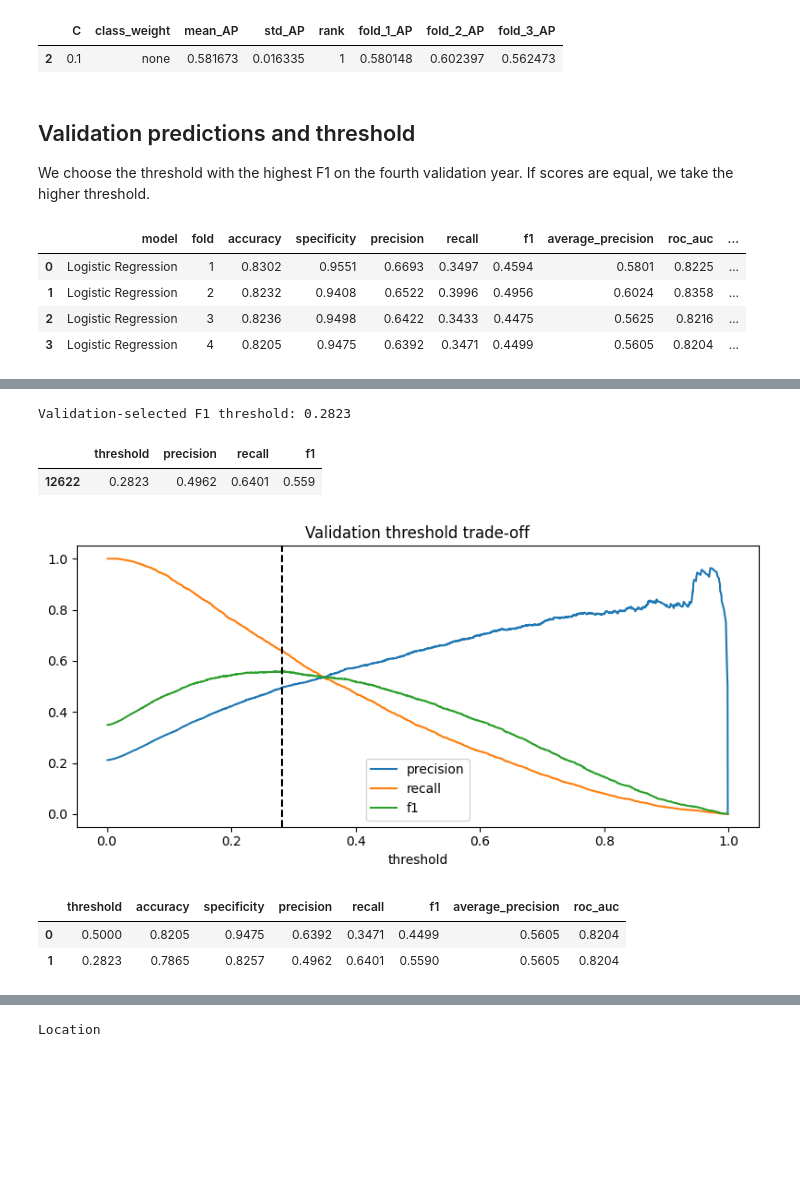
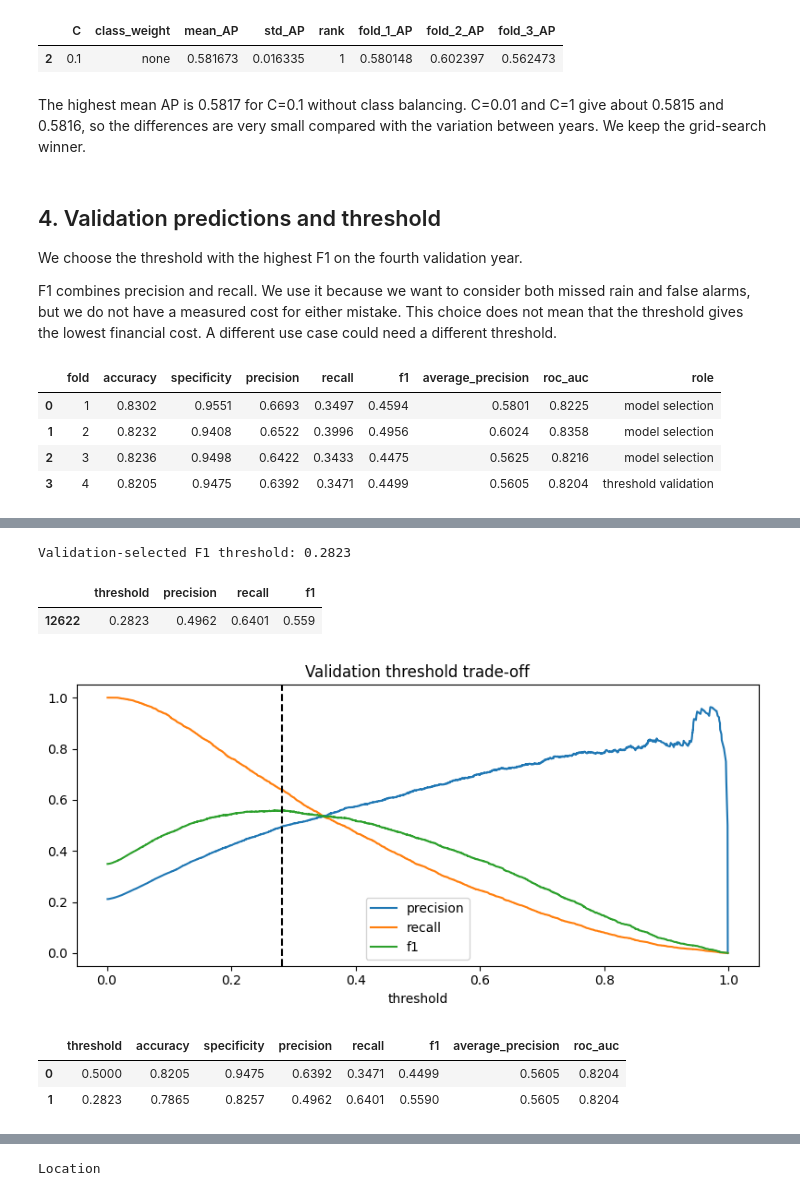
Before and after one commit to khorunzhaviktoriia/ml_mini_project, a Jupyter notebook: models/LogisticRegression.ipynb, the cells around one changed output, grey strips where cells are left out. Cells and saved outputs as stored; diff of their text form; code cells hidden in the pictures; blank space fills up the shorter version.

```diff
--- a/models/LogisticRegression.ipynb
+++ b/models/LogisticRegression.ipynb
@@ -154,10 +152,14 @@ display(search_table.head(1))
 Selected configuration:
 |  | C | class_weight | mean_AP | std_AP | rank | fold_1_AP | fold_2_AP | fold_3_AP |
 | 2 | 0.1 | none | 0.581673 | 0.016335 | 1 | 0.580148 | 0.602397 | 0.562473 |
+# %% [markdown]
+The highest mean AP is 0.5817 for C=0.1 without class balancing. C=0.01 and C=1 give about 0.5815 and 0.5816, so the differences are very small compared with the variation between years. We keep the grid-search winner.
 # %% [markdown]
-## Validation predictions and threshold
+## 4. Validation predictions and threshold
 
-We choose the threshold with the highest F1 on the fourth validation year. If scores are equal, we take the higher threshold.
+We choose the threshold with the highest F1 on the fourth validation year.
+
+F1 combines precision and recall. We use it because we want to consider both missed rain and false alarms, but we do not have a measured cost for either mistake. This choice does not mean that the threshold gives the lowest financial cost. A different use case could need a different threshold.
 # %%
 def metrics(y_true, probability, threshold=0.5):
     prediction = probability >= threshold
@@ -175,7 +177,7 @@ for k, (tr, va) in enumerate(cv, 1):
     with threadpool_limits(limits=2):
         fitted = clone(search.best_estimator_).fit(X.iloc[tr], y.iloc[tr])
     probability = fitted.predict_proba(X.iloc[va])[:, 1]
-    rows.append(dict(model="Logistic Regression", fold=k, **metrics(y.iloc[va], probability)))
+    rows.append(dict(fold=k, **metrics(y.iloc[va], probability)))
     oof.append(pd.DataFrame({"row": va, "fold": k, "y": y.iloc[va].to_numpy(),
                              "probability": probability}))
     if k == len(cv):
@@ -183,36 +185,36 @@ for k, (tr, va) in enumerate(cv, 1):
 cv_metrics = pd.DataFrame(rows)
 cv_metrics["role"] = np.where(cv_metrics.fold == len(cv), "threshold validation", "model selection")
 display(cv_metrics.round(4))
-display(cv_metrics.groupby(["model", "role"])[["accuracy", "precision", "recall", "f1", "average_precision", "roc_auc"]].agg(["mean", "std"]).round(4))
+display(cv_metrics.groupby("role")[["accuracy", "precision", "recall", "f1", "average_precision", "roc_auc"]].agg(["mean", "std"]).round(4))
 cv_metrics.to_csv(OUT / "cv_metrics.csv", index=False)
 oof = pd.concat(oof, ignore_index=True)
 
 threshold_data = oof[oof.fold == len(cv)]
 precision, recall, thresholds = precision_recall_curve(threshold_data.y, threshold_data.probability)
 f1 = 2 * precision[:-1] * recall[:-1] / np.maximum(precision[:-1] + recall[:-1], 1e-15)
 
 best_index = np.flatnonzero(f1 == f1.max())[-1]
 threshold = float(thresholds[best_index])
 threshold_table = pd.DataFrame({"threshold": thresholds, "precision": precision[:-1], "recall": recall[:-1], "f1": f1})
 threshold_table.to_csv(OUT / "thresholds.csv", index=False)
 oof.to_csv(OUT / "validation_predictions.csv", index=False)
 print(f"Validation-selected F1 threshold: {threshold:.4f}")
 display(threshold_table.iloc[[best_index]].round(4))
 ax = threshold_table.plot(x="threshold", y=["precision", "recall", "f1"], figsize=(8, 4))
 ax.axvline(threshold, color="black", linestyle="--")
 ax.set_title("Validation threshold trade-off")
 plt.tight_layout()
 plt.show()
 validation_comparison = pd.DataFrame([
     dict(threshold=t, **metrics(threshold_data.y, threshold_data.probability, t))
     for t in [0.5, threshold]
 ])
 display(validation_comparison.round(4))
 validation_comparison.to_csv(OUT / "threshold_validation_metrics.csv", index=False)
 assert np.isclose(f1_score(threshold_data.y, threshold_data.probability >= threshold), f1[best_index])
 # %% [output]
-|  | model | fold | accuracy | specificity | precision | recall | f1 | average_precision | roc_auc | ... |
-| 0 | Logistic Regression | 1 | 0.8302 | 0.9551 | 0.6693 | 0.3497 | 0.4594 | 0.5801 | 0.8225 | ... |
-| 1 | Logistic Regression | 2 | 0.8232 | 0.9408 | 0.6522 | 0.3996 | 0.4956 | 0.6024 | 0.8358 | ... |
-| 2 | Logistic Regression | 3 | 0.8236 | 0.9498 | 0.6422 | 0.3433 | 0.4475 | 0.5625 | 0.8216 | ... |
-| 3 | Logistic Regression | 4 | 0.8205 | 0.9475 | 0.6392 | 0.3471 | 0.4499 | 0.5605 | 0.8204 | ... |
+|  | fold | accuracy | specificity | precision | recall | f1 | average_precision | roc_auc | role |
+| 0 | 1 | 0.8302 | 0.9551 | 0.6693 | 0.3497 | 0.4594 | 0.5801 | 0.8225 | model selection |
+| 1 | 2 | 0.8232 | 0.9408 | 0.6522 | 0.3996 | 0.4956 | 0.6024 | 0.8358 | model selection |
+| 2 | 3 | 0.8236 | 0.9498 | 0.6422 | 0.3433 | 0.4475 | 0.5625 | 0.8216 | model selection |
+| 3 | 4 | 0.8205 | 0.9475 | 0.6392 | 0.3471 | 0.4499 | 0.5605 | 0.8204 | threshold validation |
```
Also changed, not shown: parts of 15 cells of this notebook, 2 other files.
